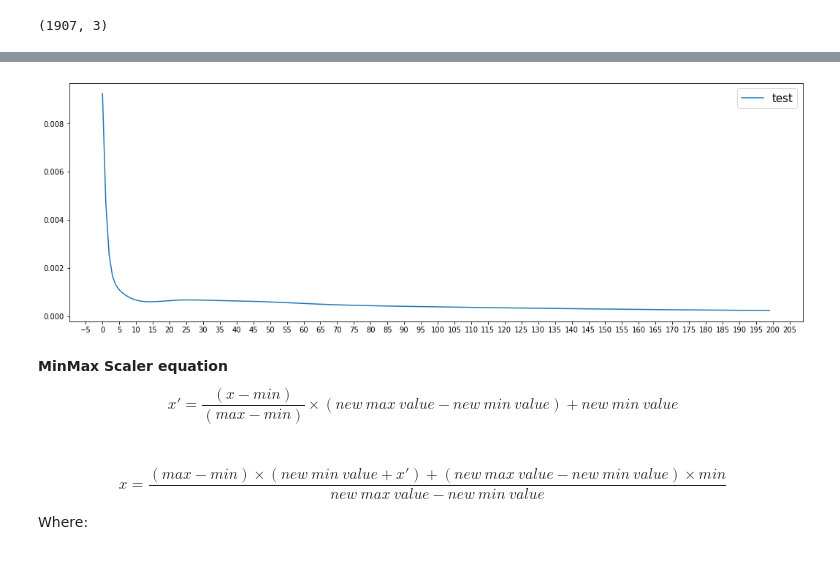
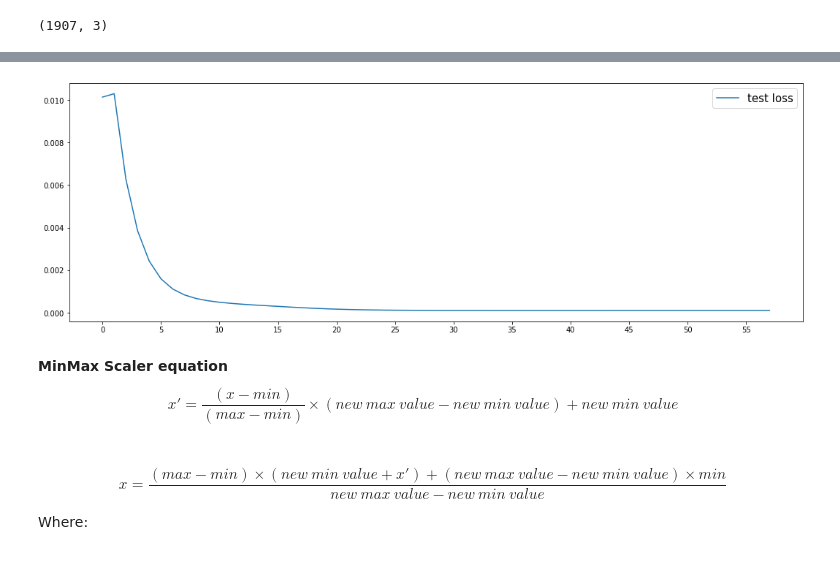
Before and after one commit to ashrafalaghbari/GA-TCN-LSTM, a Jupyter notebook: GRU_model.ipynb, the cells around one changed output, grey strips where cells are left out. Cells and saved outputs as stored; diff of their text form; code cells hidden in the pictures.

```diff
--- a/GRU_model.ipynb
+++ b/GRU_model.ipynb
@@ -175,0 +140,29 @@ if not os.path.exists(directory):
+# %%
+#grid search
+def get_hyper_param(n_epochs, num_hidden_layers, num_neurons, batch_size, window_size):
+    """
+    This is a grid search function that generates all possible comibinations
+    from the search space
+
+    Args:
+    n_epochs: number of epochs
+    num_hidden_layers: number of hidden layers
+    num_neurons: number of neurons same for both input and hidden layers
+    batch_size: number of batch size
+    window_size: historical timesteps in the sliding window
+
+    """
+    hyper_param = []
+    for current_params in itertools.product(n_epochs, num_hidden_layers, num_neurons, batch_size, window_size):
+        hyper_param.append(list(current_params))
+    return hyper_param
+
+# Seacrh space
+n_epochs = [500]
+num_hidden_layers = [1, 2]
+num_neurons = [20, 40, 80, 160]
+batch_size = [2, 4]
+window_size = [2, 4, 8]
+
+hyper_param = get_hyper_param(n_epochs, num_hidden_layers, num_neurons, batch_size, window_size)
+len(hyper_param)# print the number of combinations
@@ -480,12 +401,11 @@ Validation loss: 0.0007662050193175673
 # %%
 fig, ax = plt.subplots(1, 1, figsize=(18,6))
 ax.xaxis.set_major_locator(plt.MultipleLocator(5))
-#plt.plot(history.history['loss'], label='train')
-plt.plot(loss_tracking, label='test')
+plt.plot(history.history['val_loss'], label='test loss')
 plt.legend(fontsize=15)
 plt.show()
 # %% [output]
-[figure, old version]
+[figure, new version]
 # %% [markdown]
 **MinMax Scaler equation**
 $$x' = \frac{(x - min)}{(max - min)} \times (new\ max\ value - new\ min\  value) + new\ min\ value$$<br/>
```
Also changed, not shown: parts of 64 cells of this notebook.
